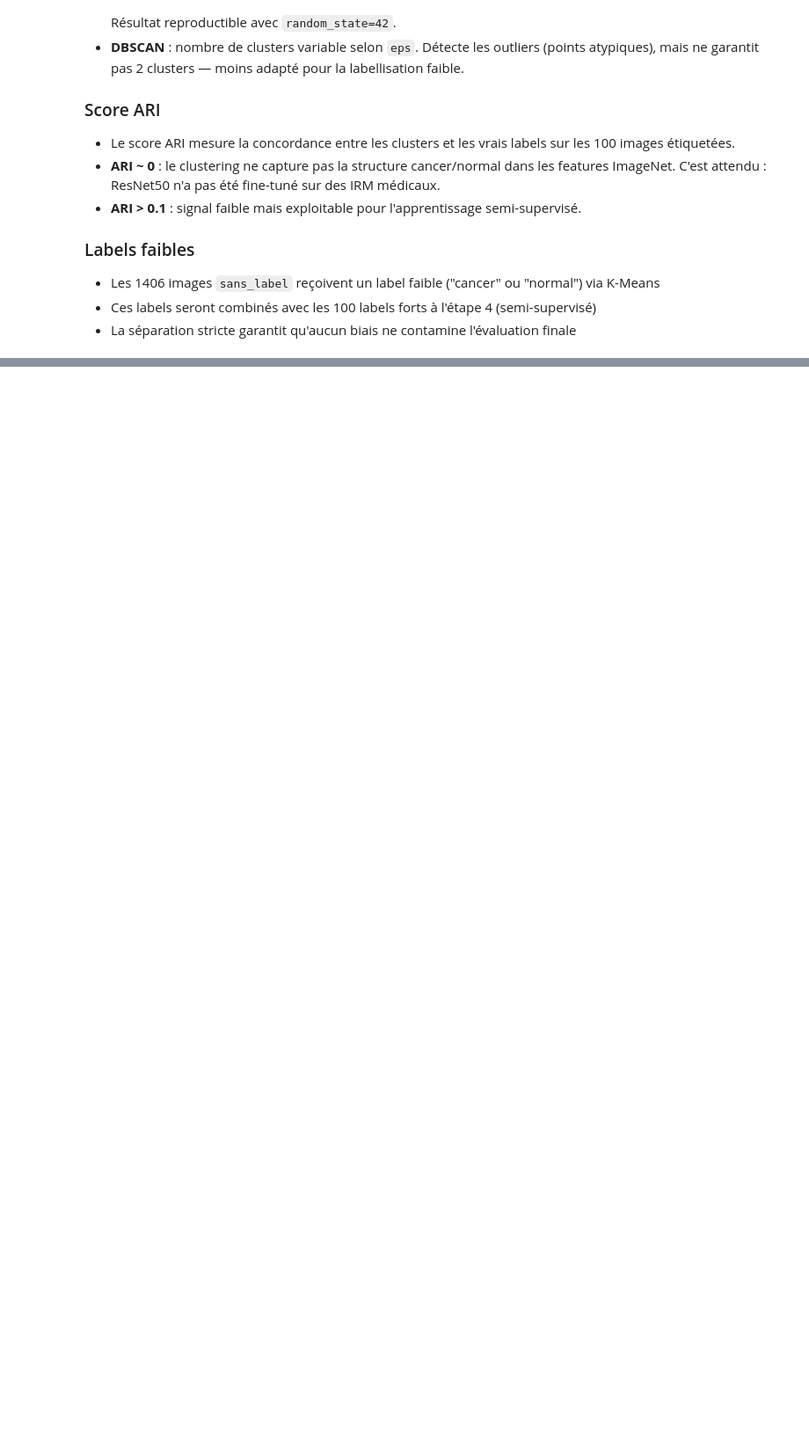
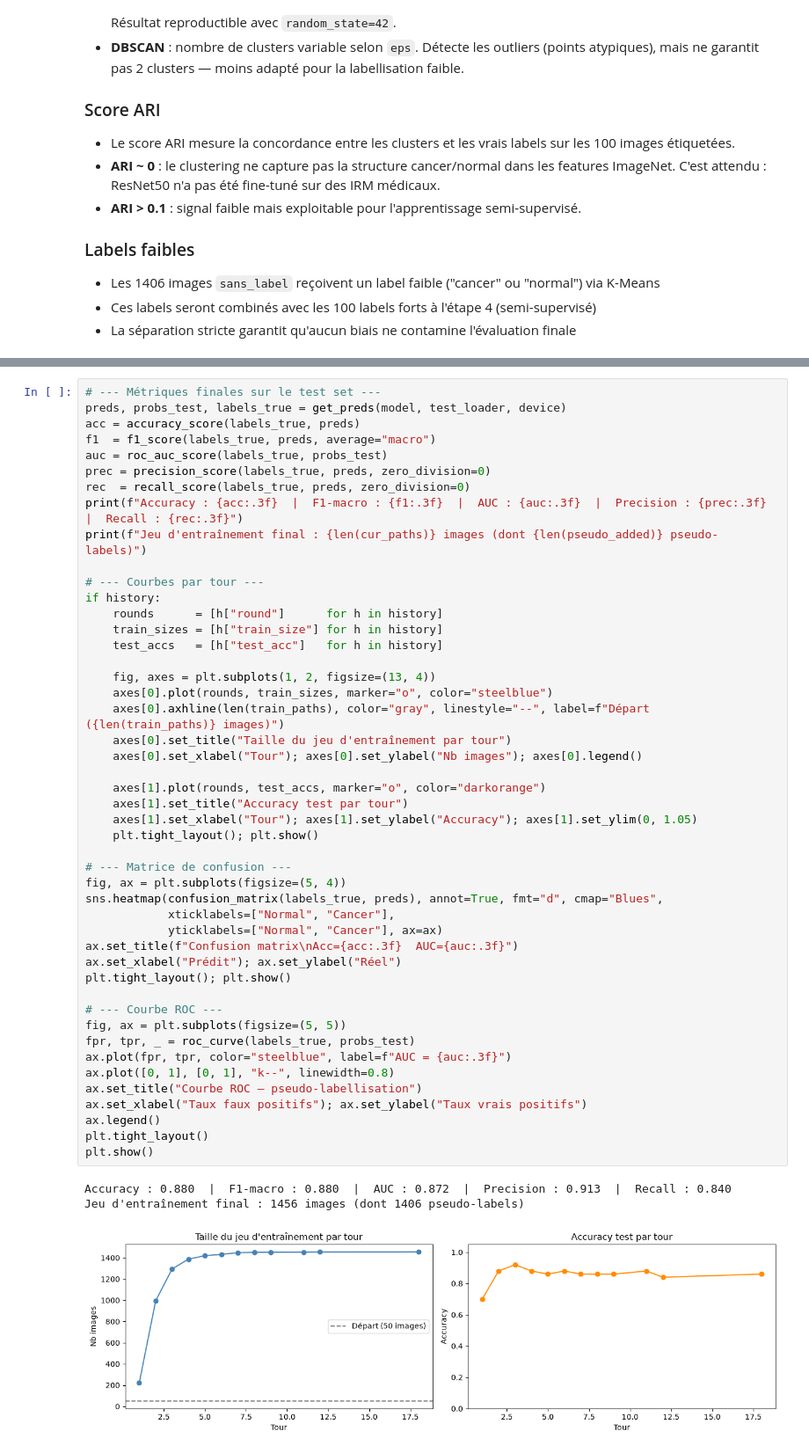
Before and after one commit to sobaiss/analysez-des-images-medicales-avec-des-methodes-semi-supervisees, a Jupyter notebook: notebooks/clustering-et-semi-supervision-et-support-de-presentation.ipynb, the cells around one changed output, grey strips where cells are left out. Shown at 88% size. Drawn from its saved outputs; the diff is of its cells as text; blank space fills up the shorter version.

```diff
--- a/notebooks/etape-3.ipynb
+++ b/notebooks/clustering-et-semi-supervision-et-support-de-presentation.ipynb
@@ -359,0 +1088,51 @@ cancer_cluster
+# %%
+# --- Métriques finales sur le test set ---
+preds, probs_test, labels_true = get_preds(model, test_loader, device)
+acc = accuracy_score(labels_true, preds)
+f1  = f1_score(labels_true, preds, average="macro")
+auc = roc_auc_score(labels_true, probs_test)
+prec = precision_score(labels_true, preds, zero_division=0)
+rec  = recall_score(labels_true, preds, zero_division=0)
+print(f"Accuracy : {acc:.3f}  |  F1-macro : {f1:.3f}  |  AUC : {auc:.3f}  |  Precision : {prec:.3f}  |  Recall : {rec:.3f}")
+print(f"Jeu d'entraînement final : {len(cur_paths)} images (dont {len(pseudo_added)} pseudo-labels)")
+
+# --- Courbes par tour ---
+if history:
+    rounds      = [h["round"]      for h in history]
+    train_sizes = [h["train_size"] for h in history]
+    test_accs   = [h["test_acc"]   for h in history]
+
+    fig, axes = plt.subplots(1, 2, figsize=(13, 4))
+    axes[0].plot(rounds, train_sizes, marker="o", color="steelblue")
+    axes[0].axhline(len(train_paths), color="gray", linestyle="--", label=f"Départ ({len(train_paths)} images)")
+    axes[0].set_title("Taille du jeu d'entraînement par tour")
+    axes[0].set_xlabel("Tour"); axes[0].set_ylabel("Nb images"); axes[0].legend()
+
+    axes[1].plot(rounds, test_accs, marker="o", color="darkorange")
+    axes[1].set_title("Accuracy test par tour")
+    axes[1].set_xlabel("Tour"); axes[1].set_ylabel("Accuracy"); axes[1].set_ylim(0, 1.05)
+    plt.tight_layout(); plt.show()
+
+# --- Matrice de confusion ---
+fig, ax = plt.subplots(figsize=(5, 4))
+sns.heatmap(confusion_matrix(labels_true, preds), annot=True, fmt="d", cmap="Blues",
+            xticklabels=["Normal", "Cancer"],
+            yticklabels=["Normal", "Cancer"], ax=ax)
+ax.set_title(f"Confusion matrix\nAcc={acc:.3f}  AUC={auc:.3f}")
+ax.set_xlabel("Prédit"); ax.set_ylabel("Réel")
+plt.tight_layout(); plt.show()
+
+# --- Courbe ROC ---
+fig, ax = plt.subplots(figsize=(5, 5))
+fpr, tpr, _ = roc_curve(labels_true, probs_test)
+ax.plot(fpr, tpr, color="steelblue", label=f"AUC = {auc:.3f}")
+ax.plot([0, 1], [0, 1], "k--", linewidth=0.8)
+ax.set_title("Courbe ROC — pseudo-labellisation")
+ax.set_xlabel("Taux faux positifs"); ax.set_ylabel("Taux vrais positifs")
+ax.legend()
+plt.tight_layout()
+plt.show()
+# %% [output]
+Accuracy : 0.880  |  F1-macro : 0.880  |  AUC : 0.872  |  Precision : 0.913  |  Recall : 0.840
+Jeu d'entraînement final : 1456 images (dont 1406 pseudo-labels)
+[figure, added]
```
Also changed, not shown: parts of 32 cells of this notebook, 5 other files.
